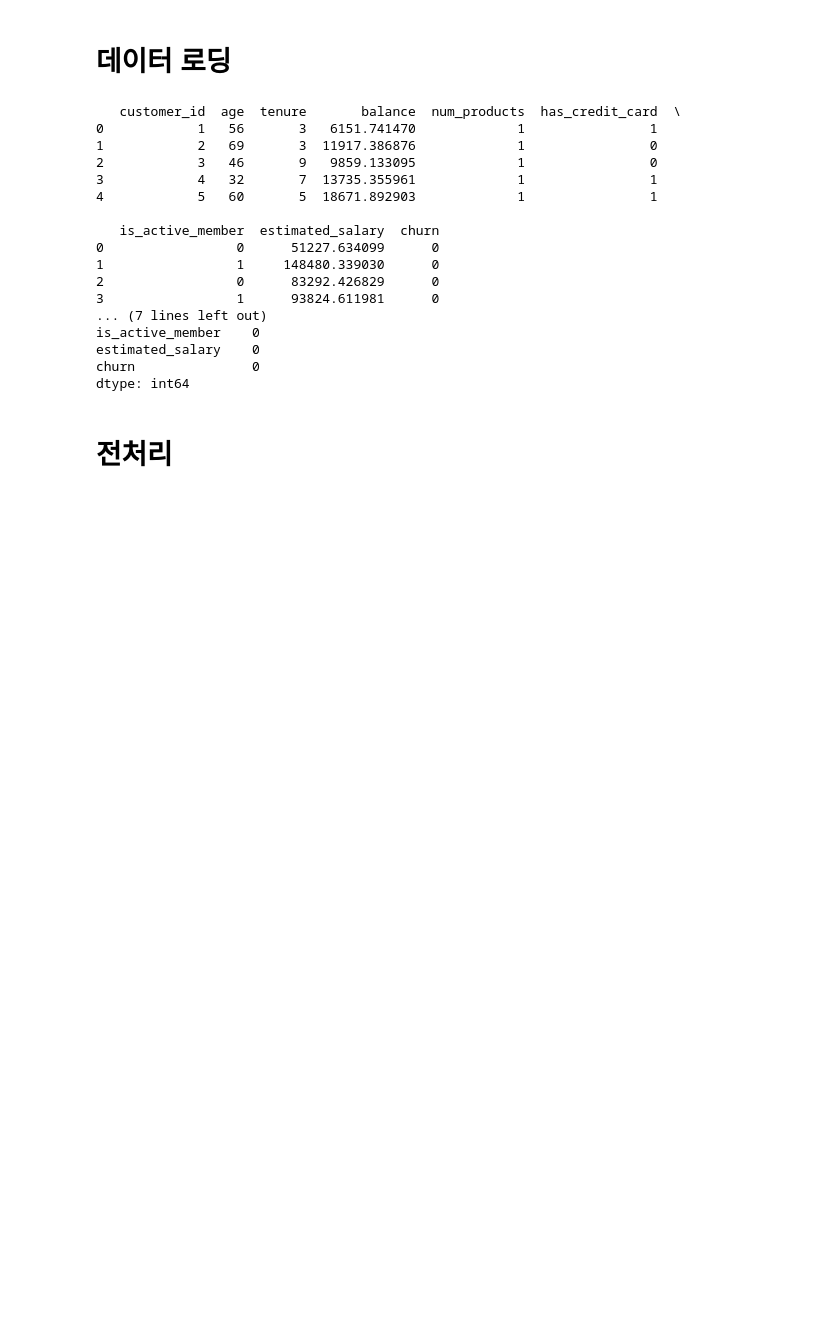
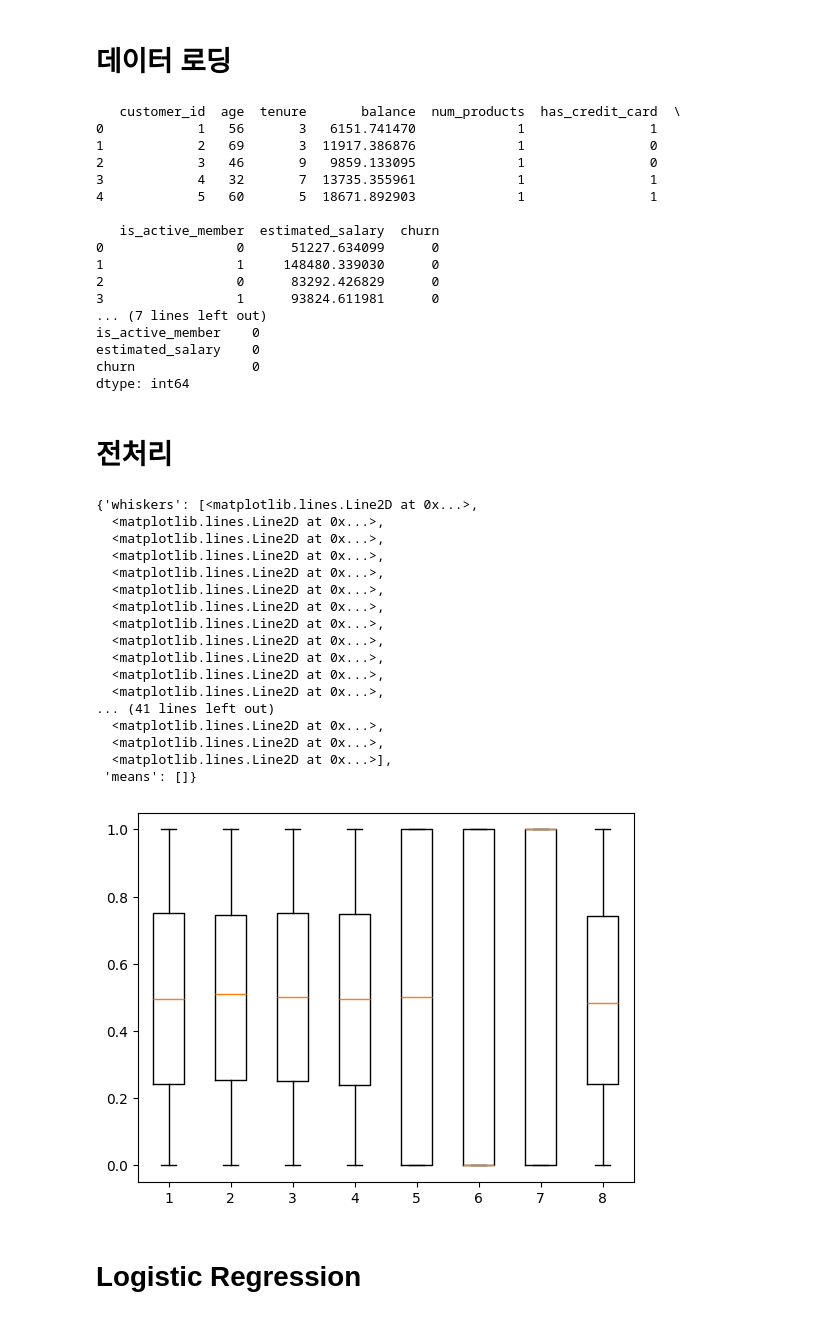
Before and after one commit to jihyun0821/DAOU-FITs-3-PARKJIHYUN, a Jupyter notebook: [CS] 250109-실습 25번.ipynb, the cells around one changed output. Saved outputs shown, nothing was run; the diff lists cells and outputs as text; code cells hidden in the pictures; blank space fills up the shorter version.

```diff
--- a/[CS] 250109-실습 25번.ipynb
+++ b/[CS] 250109-실습 25번.ipynb
@@ -78,14 +39,38 @@ dtype: int64
 X = data.drop('churn', axis=1)
 y = data['churn']
 
-# 범주형 변수 처리
-categorical_cols = ['has_credit_card', 'is_active_member']
-X = pd.get_dummies(X, columns=categorical_cols, drop_first=True)
+# 범주형 변수 처리 - One-Hot Encoding
+# categorical_cols = ['num_products', 'has_credit_card', 'is_active_member']
+# X = pd.get_dummies(X, columns=categorical_cols, drop_first=True)
 
 # 데이터 분할
 X_train, X_test, y_train, y_test = sklearn.model_selection.train_test_split(X, y, test_size=0.2, random_state=42)
 
 # 데이터 표준화
-scaler = sklearn.preprocessing.StandardScaler()
+# 계량형 - StandardScaler, 분류형 - MinMaxScaler
+scaler = sklearn.preprocessing.MinMaxScaler()
 X_train = scaler.fit_transform(X_train)
 X_test = scaler.transform(X_test)
+# %%
+plt.boxplot(X_train)
+# %% [output]
+{'whiskers': [<matplotlib.lines.Line2D at 0x...>,
+  <matplotlib.lines.Line2D at 0x...>,
+  <matplotlib.lines.Line2D at 0x...>,
+  <matplotlib.lines.Line2D at 0x...>,
+  <matplotlib.lines.Line2D at 0x...>,
+  <matplotlib.lines.Line2D at 0x...>,
+  <matplotlib.lines.Line2D at 0x...>,
+  <matplotlib.lines.Line2D at 0x...>,
+  <matplotlib.lines.Line2D at 0x...>,
+  <matplotlib.lines.Line2D at 0x...>,
+  <matplotlib.lines.Line2D at 0x...>,
+  <matplotlib.lines.Line2D at 0x...>,
+... (41 lines left out)
+  <matplotlib.lines.Line2D at 0x...>,
+  <matplotlib.lines.Line2D at 0x...>,
+  <matplotlib.lines.Line2D at 0x...>],
+ 'means': []}
+[figure, added]
+# %% [markdown]
+# Logistic Regression
```
Also changed, not shown: parts of 10 cells of this notebook.
